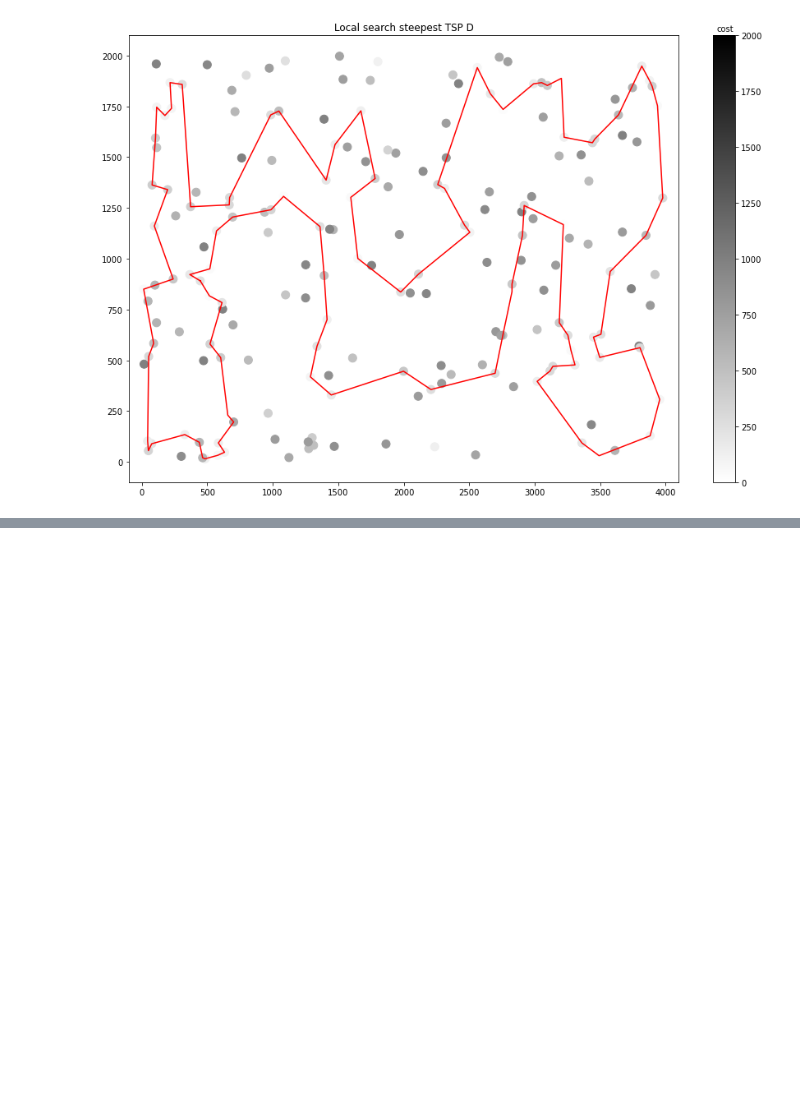
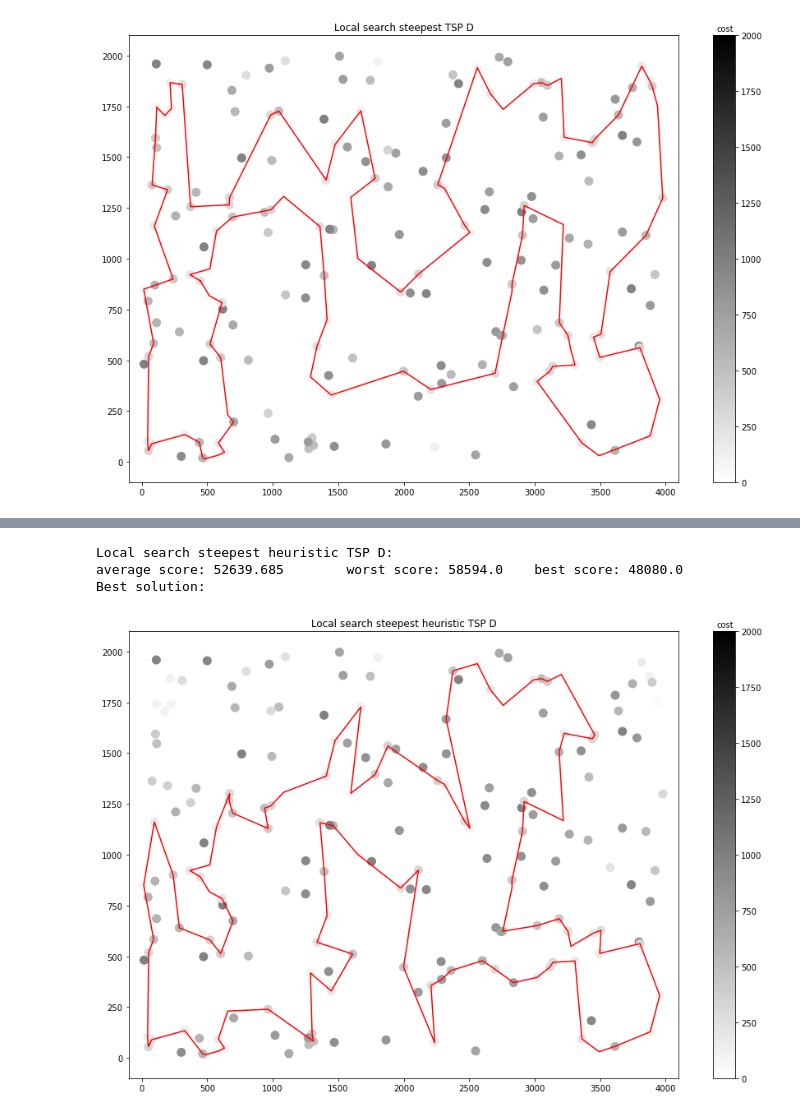
Before and after one commit to Mikikrus/Evolutionary-Computation, a Jupyter notebook: run_previous_labs.ipynb, the cells around one changed output, grey strips where cells are left out. Drawn from its saved outputs; the diff is of its cells as text; code cells hidden in the pictures; blank space fills up the shorter version.

```diff
--- a/run_previous_labs.ipynb
+++ b/run_previous_labs.ipynb
@@ -224,0 +185,7 @@ print(f'local search greedy; {round(greedy_d["average_time"],4)}; {round(greedy_
+# %%
+summarize(steepest_d,tsp_d,"Local search steepest heuristic TSP D")
+# %% [output]
+Local search steepest heuristic TSP D:
+average score: 52639.685        worst score: 58594.0    best score: 48080.0
+Best solution:
+[figure, added]
```
Also changed, not shown: parts of 10 cells of this notebook, 2 other files.
